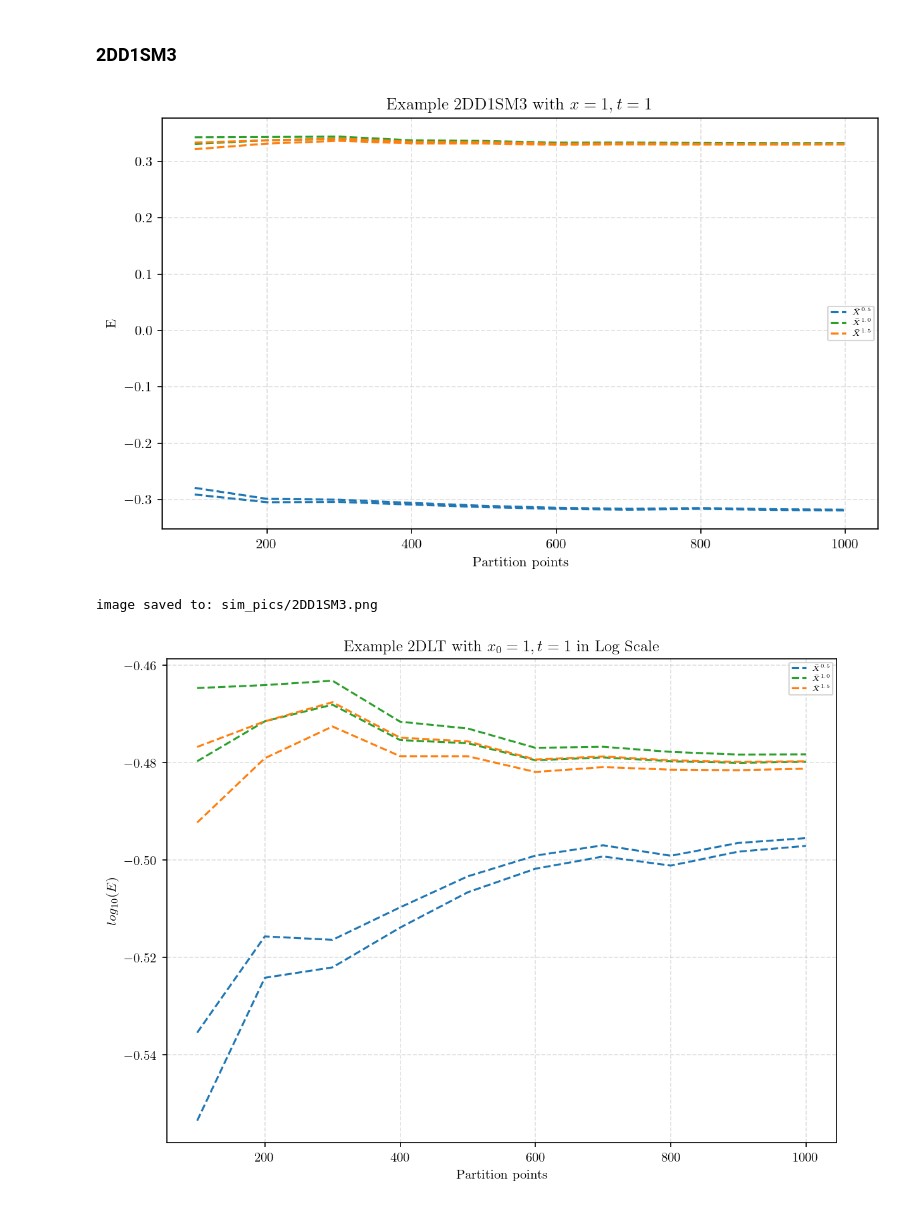
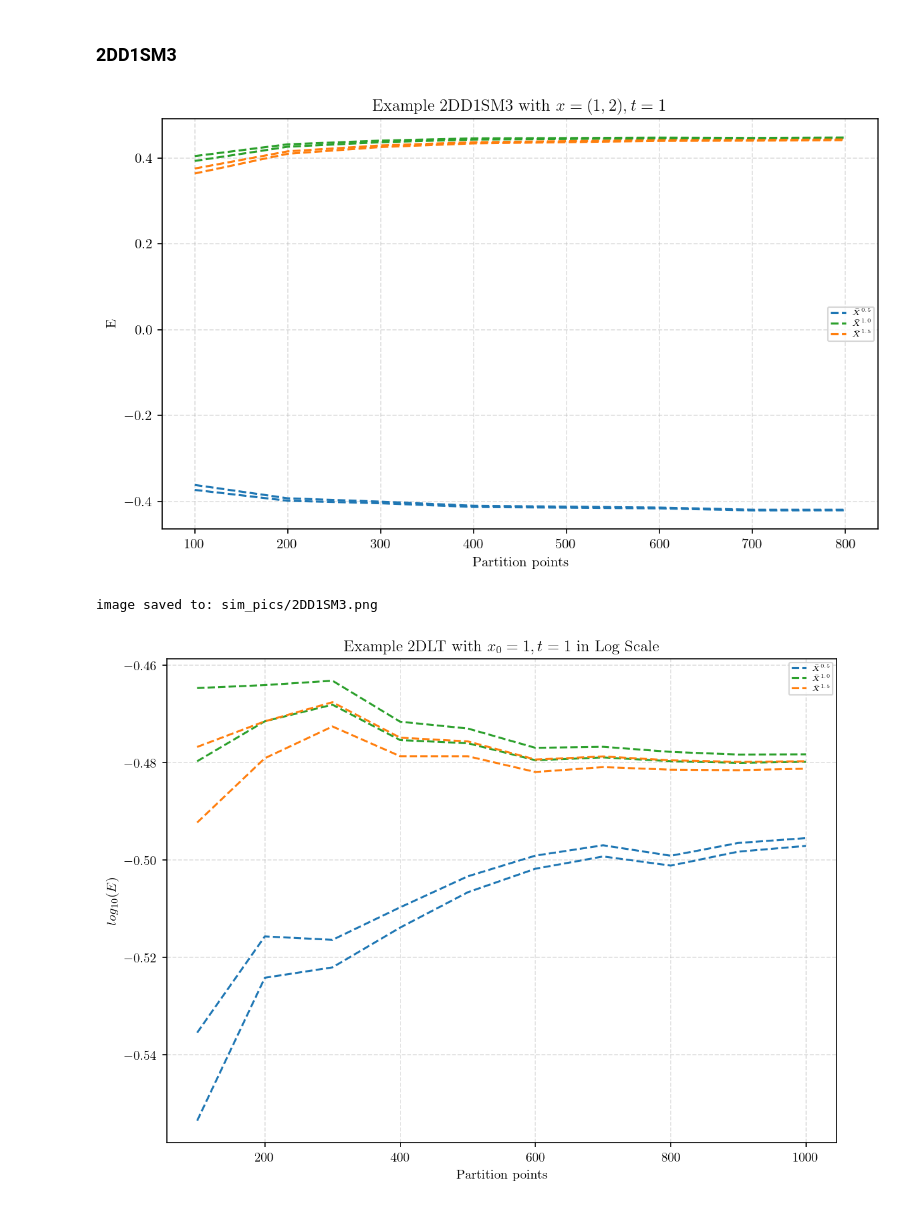
Before and after one commit to Andriyichenko/simulation, a Jupyter notebook: 2D/2D_plot.ipynb, the cells around one changed output. Saved outputs shown, nothing was run; the diff lists cells and outputs as text; code cells hidden in the pictures.

```diff
--- a/2D/2D_plot.ipynb
+++ b/2D/2D_plot.ipynb
@@ -425,8 +324,8 @@ def conf_level(a): #aは信頼度であり、ex:a=0.95なら95%信頼区間
     z=norm.ppf(1 - alpha / 2) #ここでPPF = Percaent Point Function,両側検定なのでalpha/2,norm.ppfは累積分布関数の逆関数、i.e.「何番目の値がこの累積確率になるのか？」を計算する
     return z
 
-df2 = pd.read_csv("../data_source/2DD1SM3_100_1000_data.csv")
-df3 = pd.read_csv("../data_source/2DD1SM3_100_1000_data.csv")
+df2 = pd.read_csv("../data_source/2DD1SM3_100_1000_test_data.csv")
+df3 = pd.read_csv("../data_source/2DD1SM3_100_1000_test_data.csv")
 
 
 #z信頼水準の計算,aは信頼度であり、ex:a=0.95なら95%信頼区間
@@ -443,35 +342,35 @@ Am_se_df2    = Am_std_df2  / np.sqrt(paths)
 A15_se_df2   = A15_std_df2 / np.sqrt(paths)
 
 # Confidence bands
 A_up_df2     = df2['A']     + z * A_se_df2
 A_low_df2    = df2['A']     - z * A_se_df2
 Am_up_df2    = df2['Am']    + z * Am_se_df2
 Am_low_df2   = df2['Am']    - z * Am_se_df2
 A15_up_df2   = df2['A_1.5'] + z * A15_se_df2
 A15_low_df2  = df2['A_1.5'] - z * A15_se_df2
 
 
 # グラフを描画
 plt.figure(figsize=(8, 5), dpi=150)  # dpi とは Dots Per Inch を意味する
 plt.plot(df2["points"], A_up_df2, linestyle="--", color="#1f77b4", label=r"$\bar{X}^{0.5}$")
 plt.plot(df2["points"], A_low_df2, linestyle="--", color="#1f77b4")
 plt.plot(df2["points"], Am_up_df2, linestyle="--", color="#2ca02c", label=r"$\bar{X}^{1.0}$ ")
 plt.plot(df2["points"], Am_low_df2, linestyle="--", color="#2ca02c")
 plt.plot(df2["points"], A15_up_df2, linestyle="--", color="#ff7f0e", label=r"$\bar{X}^{1.5}$ ")
 plt.plot(df2["points"], A15_low_df2, linestyle="--", color="#ff7f0e")
 
 
-plt.title(r'Example 2DD1SM3 with $x=1,t=1$')
+plt.title(r'Example 2DD1SM3 with $x=(1,2), t=1$')
 plt.xlabel("Partition points")
 plt.ylabel("$\mathrm{E}$ ")
 plt.grid(True, linestyle="--", alpha=0.4)
 plt.legend(fontsize=5.5, loc='best')
 plt.tight_layout()  # 自動的にレイアウトを調整する
 plt.savefig(save_path, dpi=250, bbox_inches='tight')
 plt.show()
 print("image saved to:", save_path)
 # %% [output]
-[figure, old version]
+[figure, new version]
 image saved to: sim_pics/2DD1SM3.png
 # %%
 #2DD1SM3_log
```
Also changed, not shown: parts of 4 cells of this notebook, 12 other files.
